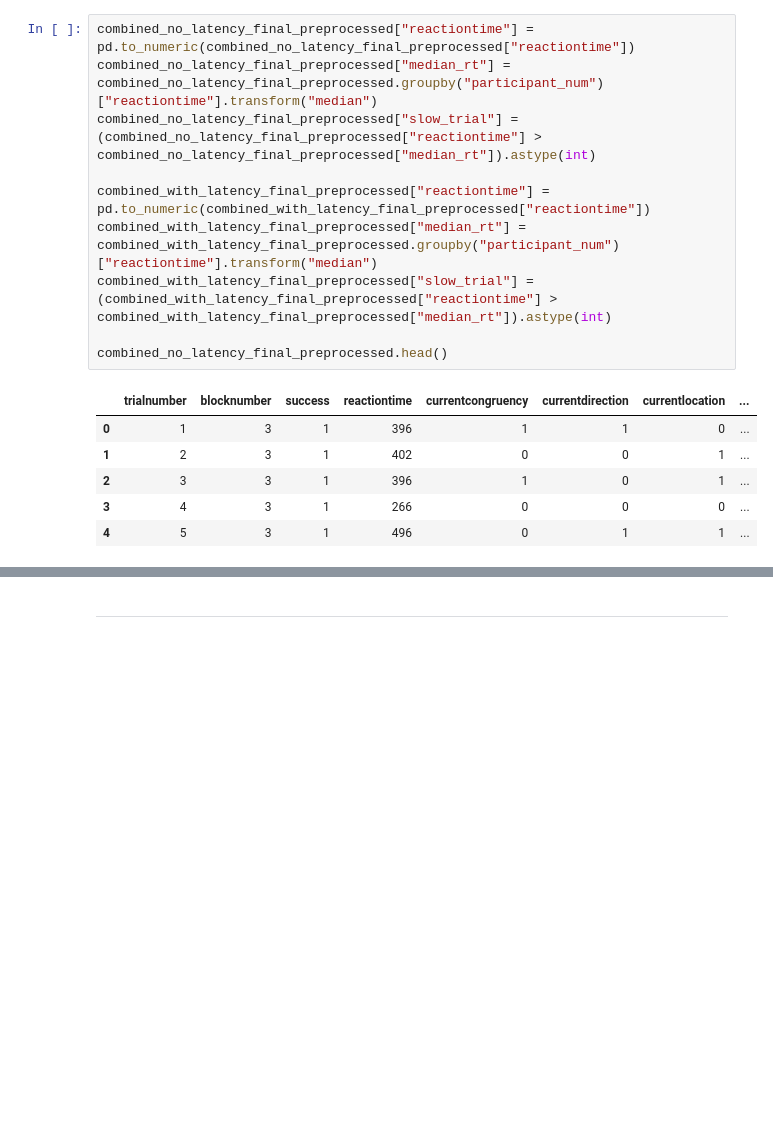
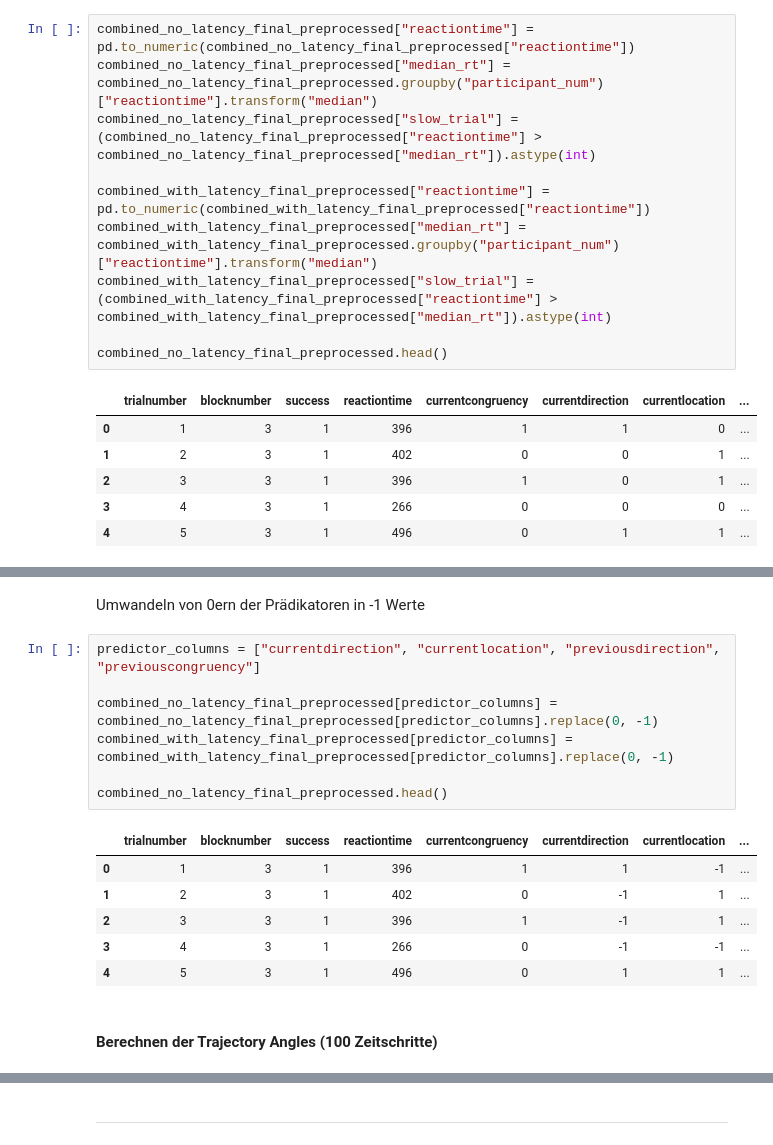
Before and after one commit to Michael1Mueller/continuousSimonTask, a Jupyter notebook: preprocessing.ipynb, the cells around one changed output, grey strips where cells are left out. Saved outputs shown, nothing was run; the diff lists cells and outputs as text; blank space fills up the shorter version.

Commit message:
trajectory angle analysis start

```diff
--- a/preprocessing.ipynb
+++ b/preprocessing.ipynb
@@ -541,0 +568,18 @@ combined_no_latency_final_preprocessed.head()
+# %% [markdown]
+Umwandeln von 0ern der Prädikatoren in -1 Werte
+# %%
+predictor_columns = ["currentdirection", "currentlocation", "previousdirection", "previouscongruency"]
+
+combined_no_latency_final_preprocessed[predictor_columns] = combined_no_latency_final_preprocessed[predictor_columns].replace(0, -1)
+combined_with_latency_final_preprocessed[predictor_columns] = combined_with_latency_final_preprocessed[predictor_columns].replace(0, -1)
+
+combined_no_latency_final_preprocessed.head()
+# %% [output]
+|  | trialnumber | blocknumber | success | reactiontime | currentcongruency | currentdirection | currentlocation | ... |
+| 0 | 1 | 3 | 1 | 396 | 1 | 1 | -1 | ... |
+| 1 | 2 | 3 | 1 | 402 | 0 | -1 | 1 | ... |
+| 2 | 3 | 3 | 1 | 396 | 1 | -1 | 1 | ... |
+| 3 | 4 | 3 | 1 | 266 | 0 | -1 | -1 | ... |
+| 4 | 5 | 3 | 1 | 496 | 0 | 1 | 1 | ... |
+# %% [markdown]
+#### Berechnen der Trajectory Angles (100 Zeitschritte)
```
Also changed, not shown: parts of 5 cells of this notebook.
